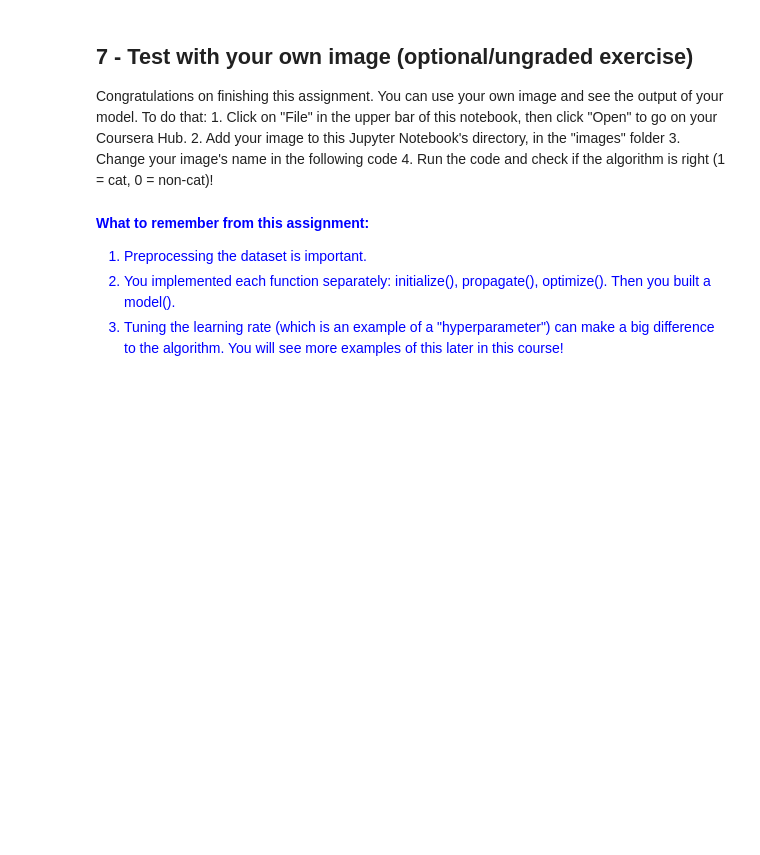
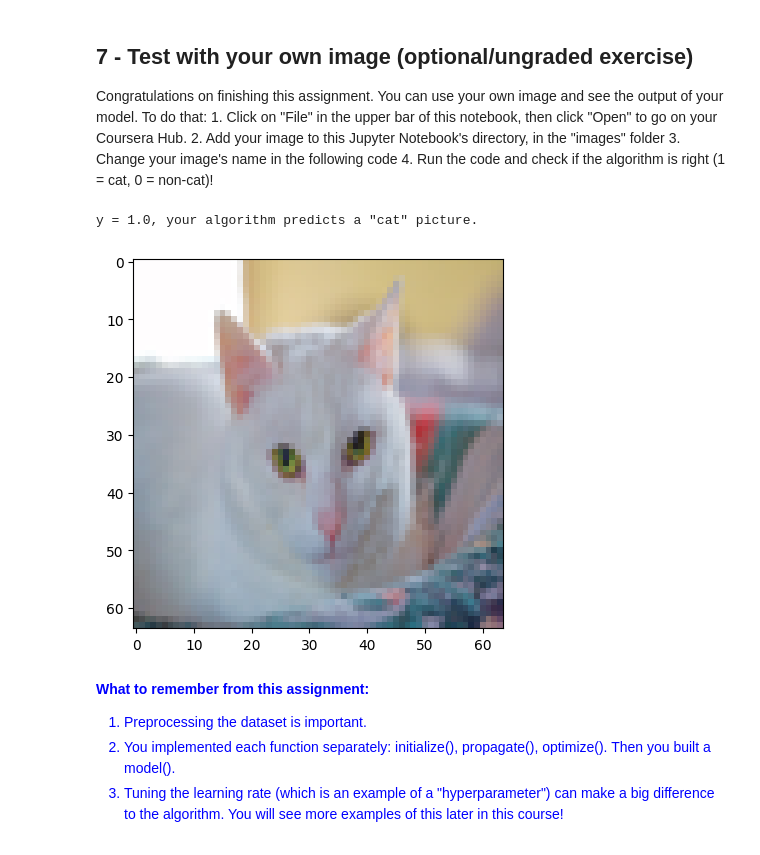
Before and after one commit to N1A1voIt/neural-network-C1, a Jupyter notebook: Logistic_Regression_with_a_Neural_Network_mindset.ipynb, the cells around one changed output. Cells and saved outputs as stored; diff of their text form; code cells hidden in the pictures; blank space fills up the shorter version.

```diff
--- a/Logistic_Regression_with_a_Neural_Network_mindset.ipynb
+++ b/Logistic_Regression_with_a_Neural_Network_mindset.ipynb
@@ -519,7 +522,7 @@ def optimize(w, b, X, Y, num_iterations=100, learning_rate=0.009, print_cost=Fal
         # Cost and gradient calculation
         # grads, cost = ...
         # YOUR CODE STARTS HERE
-
+        grads,cost = propagate(w,b,X,Y)
 
         # YOUR CODE ENDS HERE
 
@@ -531,7 +534,8 @@ def optimize(w, b, X, Y, num_iterations=100, learning_rate=0.009, print_cost=Fal
         # w = ...
         # b = ...
         # YOUR CODE STARTS HERE
-
+        w = w - learning_rate*dw
+        b = b - learning_rate*db
 
         # YOUR CODE ENDS HERE
 
@@ -592,7 +605,7 @@ def predict(w, b, X):
     #(≈ 1 line of code)
     # A = ...
     # YOUR CODE STARTS HERE
-
+    A = sigmoid(np.dot(w.T,X)+b)
 
     # YOUR CODE ENDS HERE
 
@@ -605,7 +618,10 @@ def predict(w, b, X):
         # else:
         #     Y_prediction[0,i] =
         # YOUR CODE STARTS HERE
-
+        if A[0, i] > 0.5 :
+            Y_prediction[0,i] = 1
+        else:
+            Y_prediction[0,i] = 0
 
         # YOUR CODE ENDS HERE
 
@@ -662,21 +681,25 @@ def model(X_train, Y_train, X_test, Y_test, num_iterations=2000, learning_rate=0
     # (≈ 1 line of code)
     # initialize parameters with zeros
     # w, b = ...
-
+    w,b = initialize_with_zeros(len(X_train))
     #(≈ 1 line of code)
     # Gradient descent
     # params, grads, costs = ...
+    params,grads,costs = optimize(w,b,X_train,Y_train,num_iterations,learning_rate,print_cost)
 
     # Retrieve parameters w and b from dictionary "params"
     # w = ...
     # b = ...
-
+    w = params["w"]
+    b = params["b"]
     # Predict test/train set examples (≈ 2 lines of code)
     # Y_prediction_test = ...
     # Y_prediction_train = ...
 
     # YOUR CODE STARTS HERE
 
+    Y_prediction_test = predict(w,b,X_test)
+    Y_prediction_train = predict(w,b,X_train)
 
     # YOUR CODE ENDS HERE
 
@@ -702,4 +727,4 @@ model_test(model)
 # %% [markdown]
 If you pass all the tests, run the following cell to train your model.
 # %%
-logistic_regression_model = model(train_set_x, train_set_y, test_set_x, test_set_y, num_iterations=2000, learning_rate=0.005, print_cost=True)
+logistic_regression_model = model(train_set_x, train_set_y, test_set_x, test_set_y, num_iterations=2000, learning_rate=0.01, print_cost=True)
@@ -775,17 +836,20 @@ Congratulations on finishing this assignment. You can use your own image and see
     4. Run the code and check if the algorithm is right (1 = cat, 0 = non-cat)!
 # %%
 # change this to the name of your image file
-my_image = "my_image.jpg"
+my_image = "my_image2.jpg"
 
 # We preprocess the image to fit your algorithm.
 fname = "images/" + my_image
 image = np.array(Image.open(fname).resize((num_px, num_px)))
 plt.imshow(image)
 image = image / 255.
 image = image.reshape((1, num_px * num_px * 3)).T
 my_predicted_image = predict(logistic_regression_model["w"], logistic_regression_model["b"], image)
 
 print("y = " + str(np.squeeze(my_predicted_image)) + ", your algorithm predicts a \"" + classes[int(np.squeeze(my_predicted_image)),].decode("utf-8") +  "\" picture.")
+# %% [output]
+y = 1.0, your algorithm predicts a "cat" picture.
+[figure, added]
 # %% [markdown]
 <font color='blue'>
 
```
Also changed, not shown: parts of 8 cells of this notebook.
